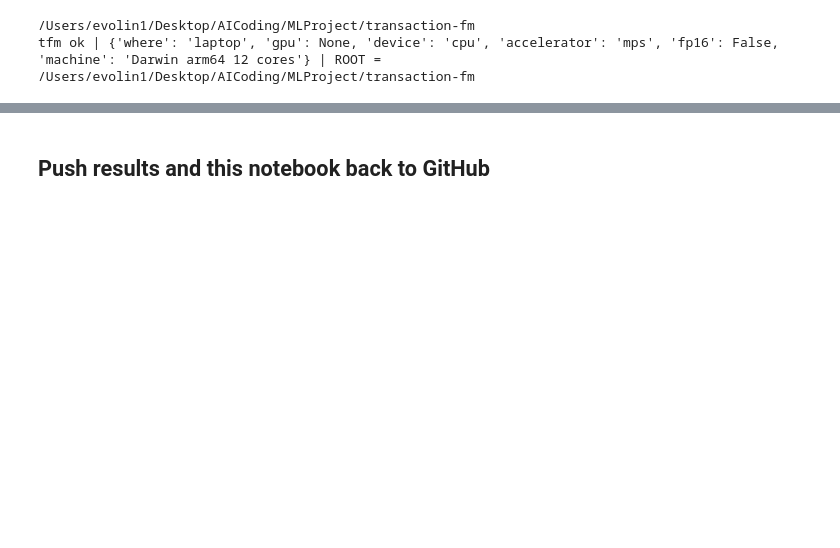
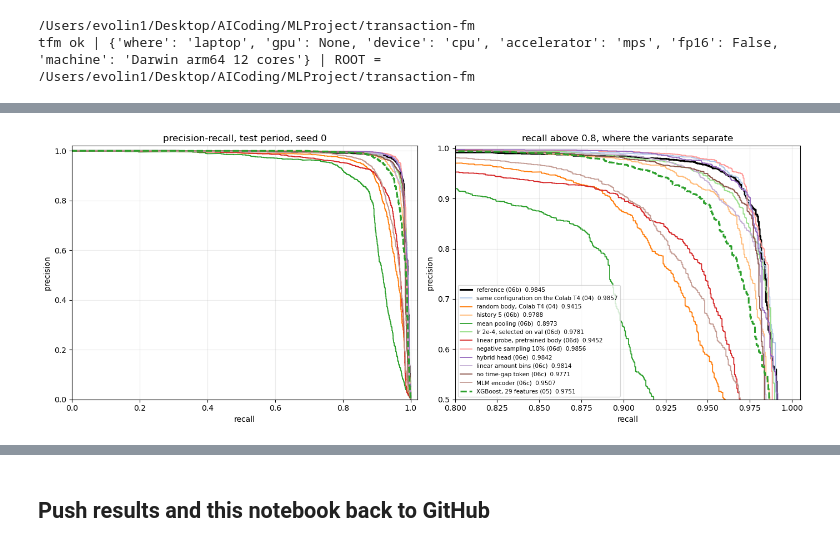
Before and after one commit to lb603487485/transaction-fm, a Jupyter notebook: notebooks/06f_compare_finetunes.ipynb, the cells around one changed output, grey strips where cells are left out. Drawn from its saved outputs; the diff is of its cells as text; code cells hidden in the pictures; blank space fills up the shorter version.

```diff
--- a/notebooks/06f_compare_finetunes.ipynb
+++ b/notebooks/06f_compare_finetunes.ipynb
@@ -124,0 +131,21 @@ saved 06f_compare_finetunes.json with 25 rows
+# %%
+from sklearn.metrics import precision_recall_curve
+CURVES = ["reference (06b)", "same configuration on the Colab T4 (04)", "random body, Colab T4 (04)", "history 5 (06b)", "mean pooling (06b)",
+          "lr 2e-4, selected on val (06d)", "linear probe, pretrained body (06d)", "negative sampling 10% (06d)", "hybrid head (06e)",
+          "linear amount bins (06c)", "no time-gap token (06c)", "MLM encoder (06c)", "XGBoost, 29 features (05)"]
+fig, axes = plt.subplots(1, 2, figsize=(14, 5.5))
+cmap = plt.get_cmap("tab20")
+for i, name in enumerate(CURVES):
+    r = next((r for r in rows if r["variant"] == name), None)
+    if r is None or not r["dir"]: continue
+    sc = seed_scores(r["dir"], seeds=(0,))
+    if not sc: print("no scores for", name); continue
+    p, rc, _ = precision_recall_curve(yt, sc[0])
+    style = dict(color="black", lw=2.2) if name.startswith("reference") else dict(color="tab:green", lw=2.2, ls="--") if "XGBoost" in name else dict(color=cmap(i), lw=1.3)
+    for ax in axes: ax.plot(rc, p, label=f"{name}  {r['metrics']['pr_auc']['mean']:.4f}", **style)
+axes[0].set_xlim(0, 1.02); axes[0].set_ylim(0, 1.02); axes[0].set_title("precision-recall, test period, seed 0")
+axes[1].set_xlim(0.8, 1.005); axes[1].set_ylim(0.5, 1.005); axes[1].set_title("recall above 0.8, where the variants separate")
+for ax in axes: ax.set_xlabel("recall"); ax.set_ylabel("precision"); ax.grid(alpha=0.25)
+axes[1].legend(fontsize=7.5, loc="lower left"); fig.tight_layout(); fig.savefig(f"{RES}/06f_compare_pr.png", dpi=120); plt.show()
+# %% [output]
+[figure, added]
```
Also changed, not shown: parts of 12 cells of this notebook, 8 other files.
